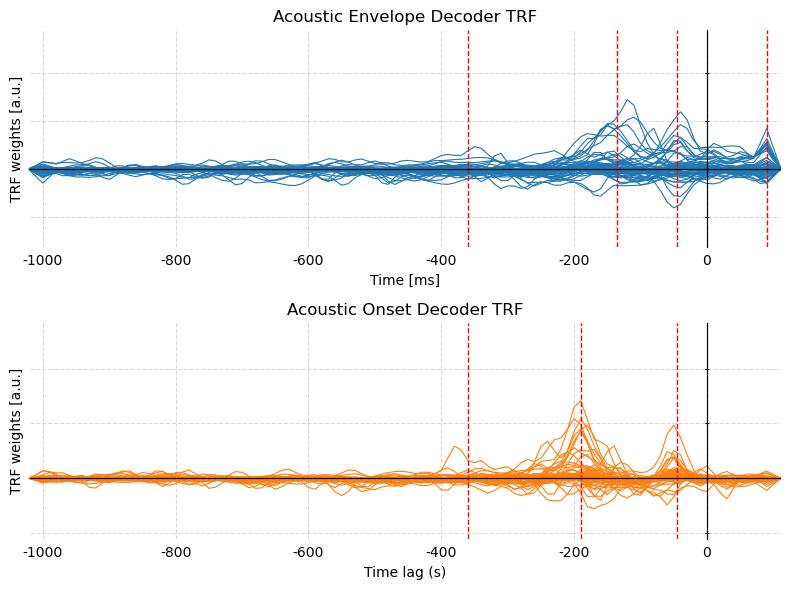
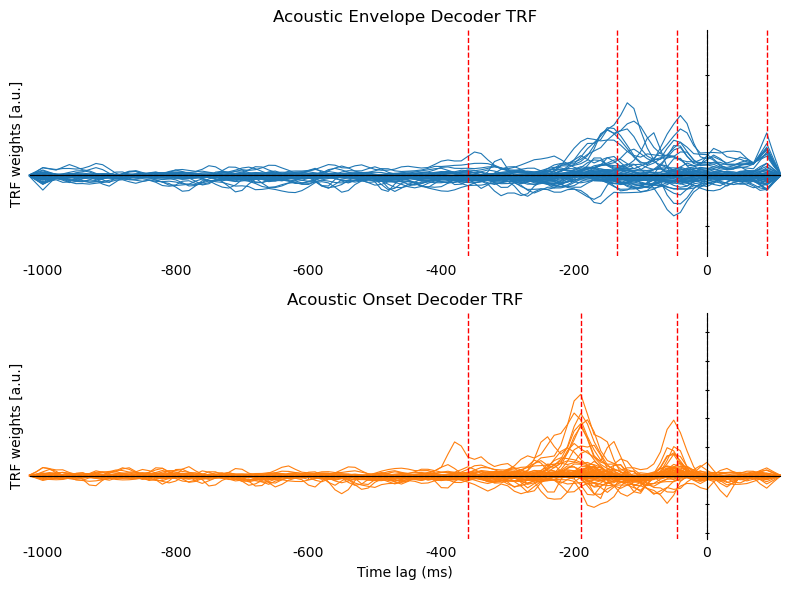
Unified diff of the notebook cell whose output changed from the first chart to the second:
--- before
+++ after
@@ -77,10 +77,13 @@
     axes[i].axhline(0, linestyle='--', color='black', linewidth=0.8)
     axes[i].axvline(0, linestyle='--', color='black', linewidth=0.8)
-    axes[i].grid(True, linestyle='--', alpha=0.5)
+    #axes[i].grid(True, linestyle='-', alpha=0.5)
+    # remove x title
+    axes[i].set_xlabel('')
 
 # Shared x-axis label
-axes[-1].set_xlabel('Time lag (s)')
+axes[-1].set_xlabel('Time lag (ms)')
+# remove x-axis ticks
 
 plt.tight_layout()
-plt.savefig(ALICE_FIGURES_DIR / 'alice-decoder-trf.png', dpi=300)
+plt.savefig(ALICE_FIGURES_DIR / 'alice-backward-trfs.png', dpi=300)
 plt.show()

Commit: Streamline Alice figures